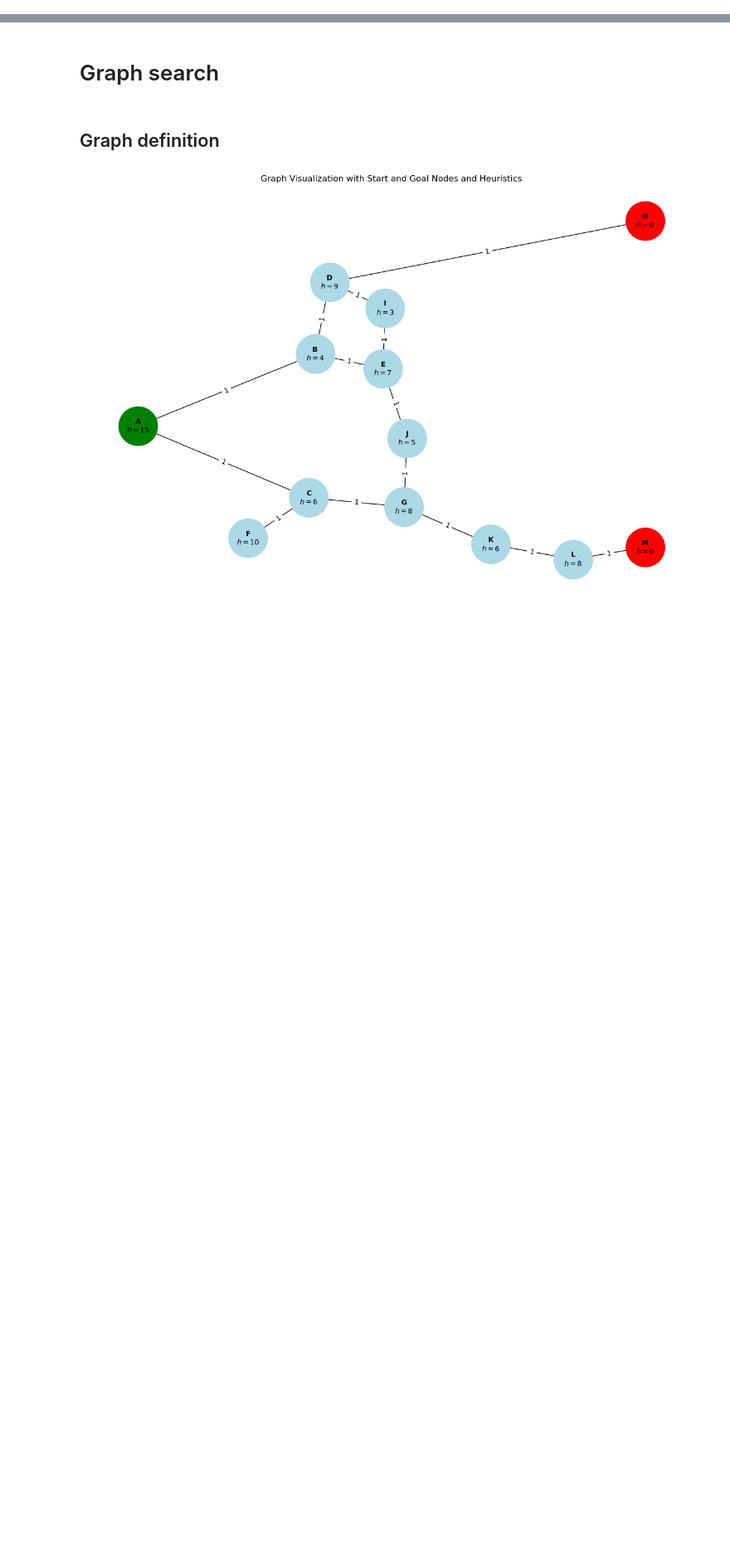
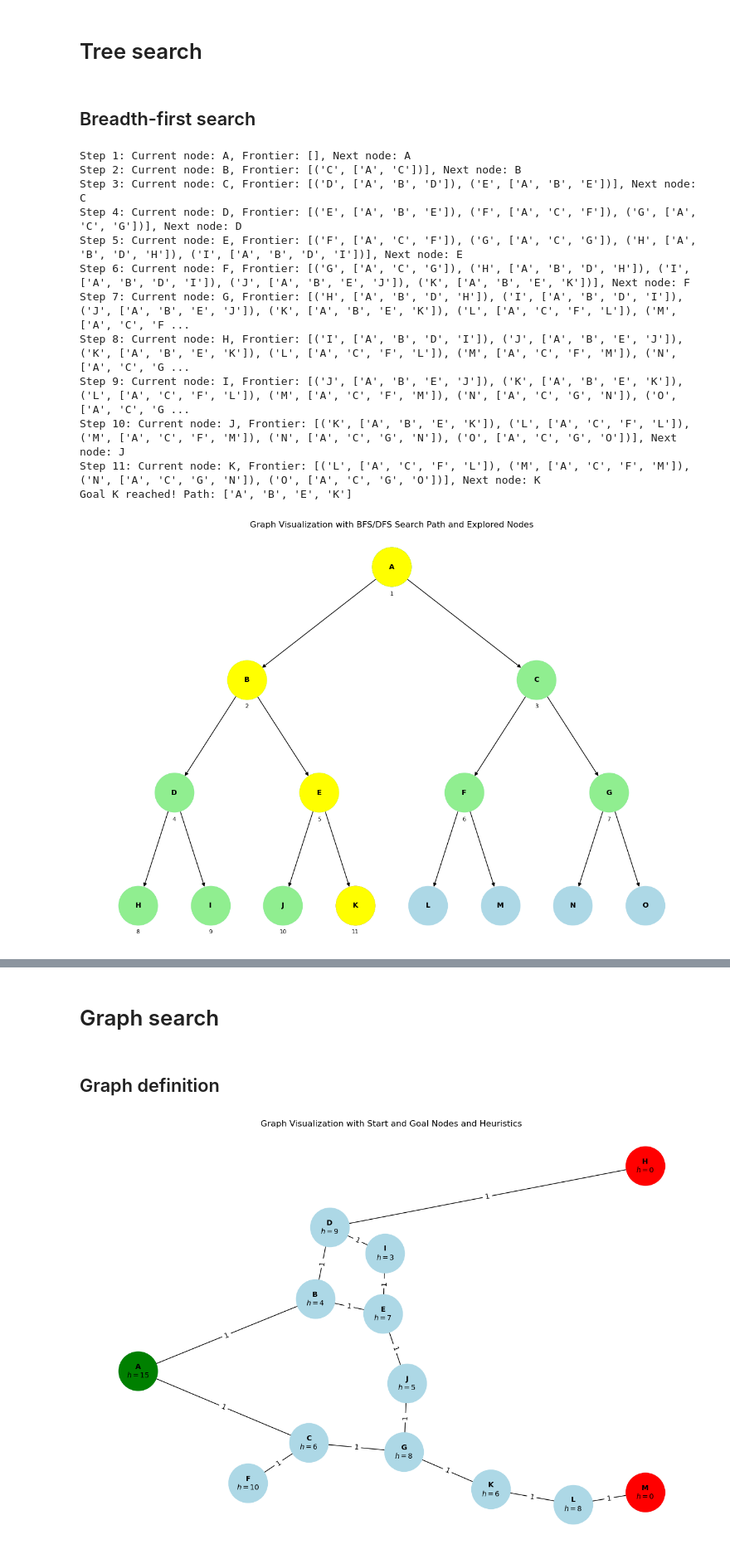
Before and after one commit to alpacfer/intro_to_ai, a Jupyter notebook: graphs_introai.ipynb, the cells around one changed output, grey strips where cells are left out. Shown: that part at 83% size. Saved outputs shown, nothing was run; the diff lists cells and outputs as text; code cells hidden in the pictures; blank space fills up the shorter version.

```diff
--- a/graphs_introai.ipynb
+++ b/graphs_introai.ipynb
@@ -1,3 +1,42 @@
 # %%
 # Import the custom library
 import graph_algorithms as ga
+# %% [markdown]
+# Tree search
+# %%
+game_tree = {
+    'A': ['B', 'C'],
+    'B': ['D', 'E'],
+    'C': ['F', 'G'],
+    'D': ['H', 'I'],
+    'E': ['J', 'K'],
+    'F': ['L', 'M'],
+    'G': ['N', 'O'],
+    'H': [], 'I': [], 'J': [], 'K': [], 'L': [], 'M': [], 'N': [], 'O': []
+}
+
+start_node = 'A'
+goal_node = 'K'
+# %% [markdown]
+## Breadth-first search
+# %%
+# Perform BFS
+bfs_path, bfs_explored = ga.bfs(game_tree, start_node, goal_node)
+
+
+# Visualize BFS
+ga.visualize_search(game_tree, start_node, goal_node, bfs_path, bfs_explored)
+# %% [output]
+Step 1: Current node: A, Frontier: [], Next node: A
+Step 2: Current node: B, Frontier: [('C', ['A', 'C'])], Next node: B
+Step 3: Current node: C, Frontier: [('D', ['A', 'B', 'D']), ('E', ['A', 'B', 'E'])], Next node: C
+Step 4: Current node: D, Frontier: [('E', ['A', 'B', 'E']), ('F', ['A', 'C', 'F']), ('G', ['A', 'C', 'G'])], Next node: D
+Step 5: Current node: E, Frontier: [('F', ['A', 'C', 'F']), ('G', ['A', 'C', 'G']), ('H', ['A', 'B', 'D', 'H']), ('I', ['A', 'B', 'D', 'I'])], Next node: E
+Step 6: Current node: F, Frontier: [('G', ['A', 'C', 'G']), ('H', ['A', 'B', 'D', 'H']), ('I', ['A', 'B', 'D', 'I']), ('J', ['A', 'B', 'E', 'J']), ('K', ['A', 'B', 'E', 'K'])], Next node: F
+Step 7: Current node: G, Frontier: [('H', ['A', 'B', 'D', 'H']), ('I', ['A', 'B', 'D', 'I']), ('J', ['A', 'B', 'E', 'J']), ('K', ['A', 'B', 'E', 'K']), ('L', ['A', 'C', 'F', 'L']), ('M', ['A', 'C', 'F ...
+Step 8: Current node: H, Frontier: [('I', ['A', 'B', 'D', 'I']), ('J', ['A', 'B', 'E', 'J']), ('K', ['A', 'B', 'E', 'K']), ('L', ['A', 'C', 'F', 'L']), ('M', ['A', 'C', 'F', 'M']), ('N', ['A', 'C', 'G ...
+Step 9: Current node: I, Frontier: [('J', ['A', 'B', 'E', 'J']), ('K', ['A', 'B', 'E', 'K']), ('L', ['A', 'C', 'F', 'L']), ('M', ['A', 'C', 'F', 'M']), ('N', ['A', 'C', 'G', 'N']), ('O', ['A', 'C', 'G ...
+Step 10: Current node: J, Frontier: [('K', ['A', 'B', 'E', 'K']), ('L', ['A', 'C', 'F', 'L']), ('M', ['A', 'C', 'F', 'M']), ('N', ['A', 'C', 'G', 'N']), ('O', ['A', 'C', 'G', 'O'])], Next node: J
+Step 11: Current node: K, Frontier: [('L', ['A', 'C', 'F', 'L']), ('M', ['A', 'C', 'F', 'M']), ('N', ['A', 'C', 'G', 'N']), ('O', ['A', 'C', 'G', 'O'])], Next node: K
+Goal K reached! Path: ['A', 'B', 'E', 'K']
+[figure, added]
```
Also changed, not shown: parts of 3 cells of this notebook, 2 other files.
